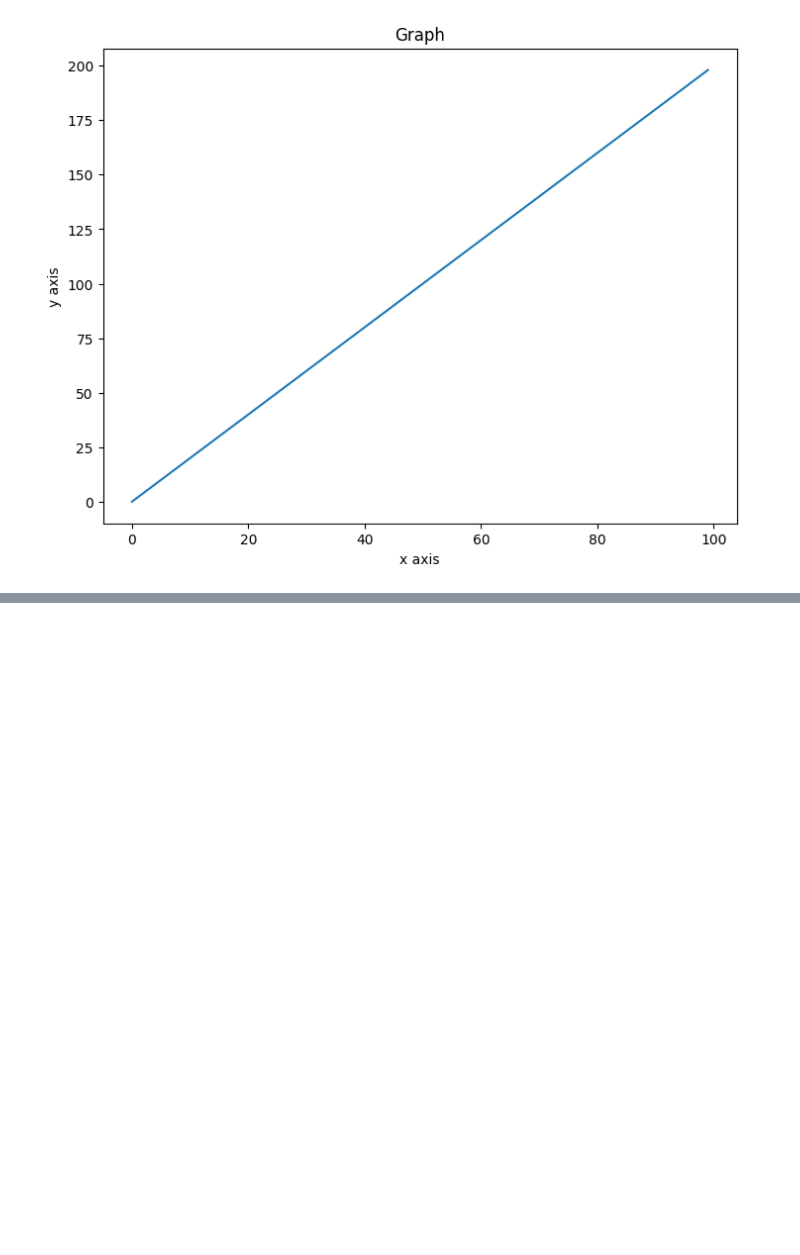
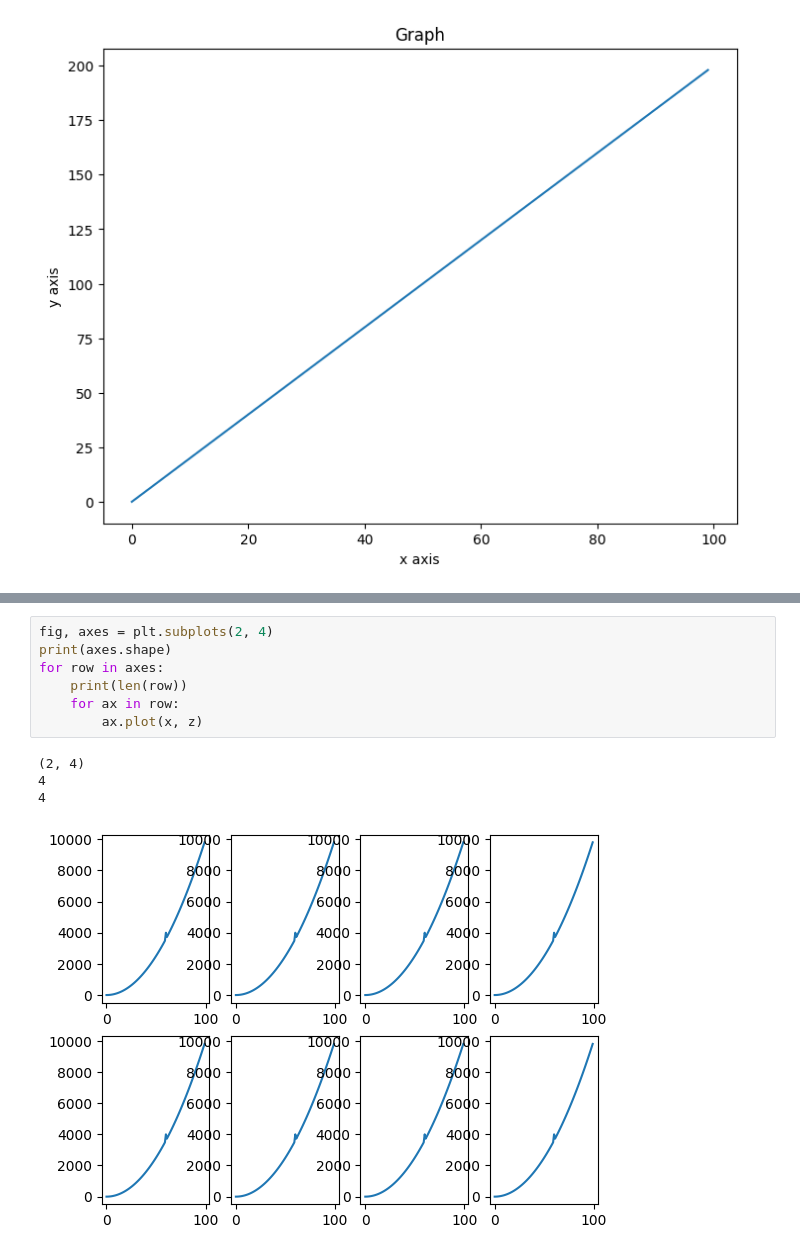
Before and after one commit to swartberg/VCS_SJ_001, a Jupyter notebook: lesson_11.ipynb, the cells around one changed output, grey strips where cells are left out. Drawn from its saved outputs; the diff is of its cells as text; blank space fills up the shorter version.

```diff
--- a/lesson_11.ipynb
+++ b/lesson_11.ipynb
@@ -63,0 +76,12 @@ ax_2.plot(x, z)
+# %%
+fig, axes = plt.subplots(2, 4)
+print(axes.shape)
+for row in axes:
+    print(len(row))
+    for ax in row:
+        ax.plot(x, z)
+# %% [output]
+(2, 4)
+4
+4
+[figure, added]
```
Also changed, not shown: parts of 9 cells of this notebook.
